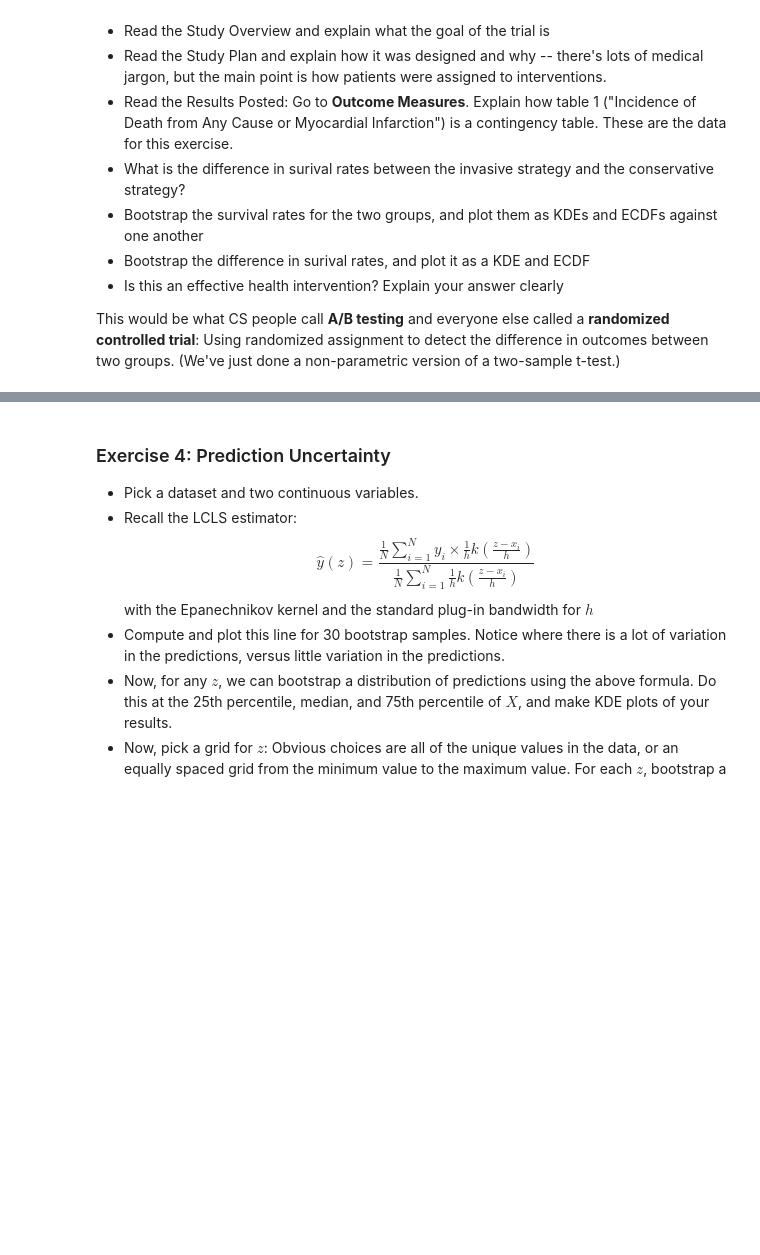
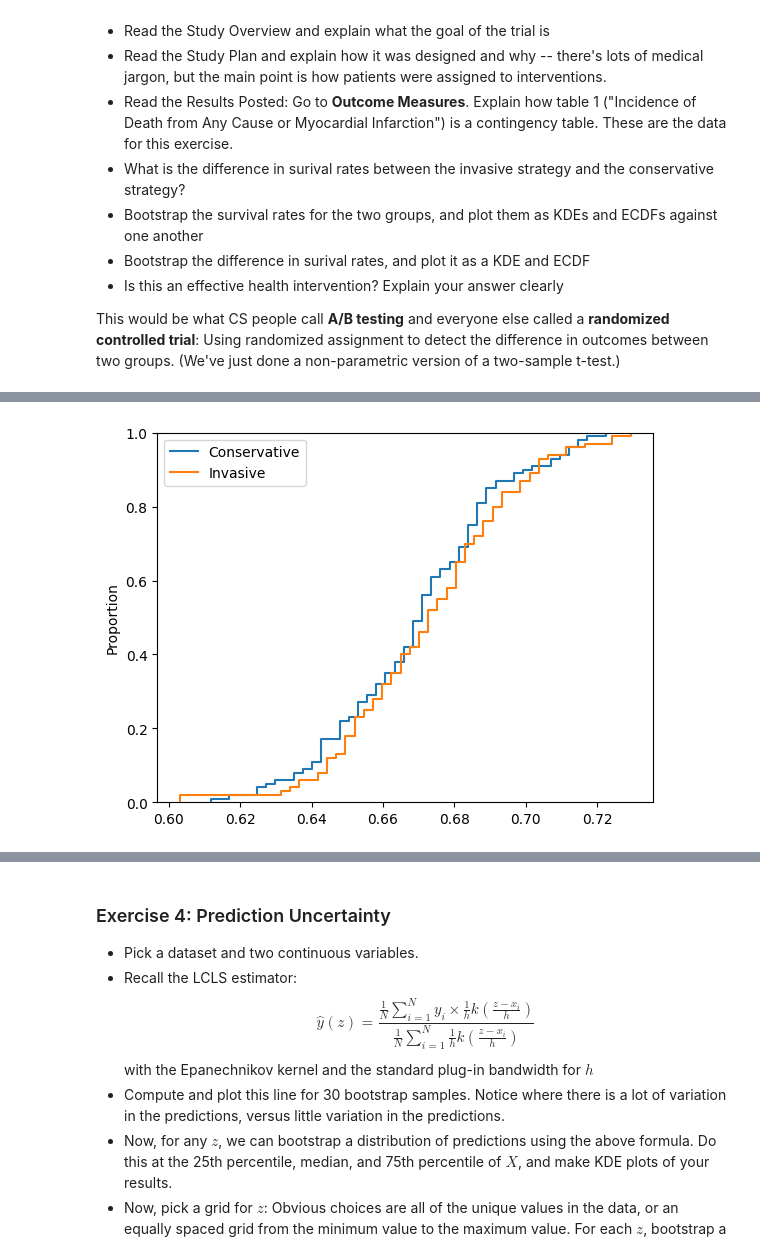
Before and after one commit to gegeorge25/DS5030_public_repo_grace_george, a Jupyter notebook: assignment_4.ipynb, the cells around one changed output, grey strips where cells are left out. Drawn from its saved outputs; the diff is of its cells as text; code cells hidden in the pictures; blank space fills up the shorter version.

```diff
--- a/assignment_4.ipynb
+++ b/assignment_4.ipynb
@@ -181,0 +251,7 @@ This would be what CS people call **A/B testing** and everyone else called a **r
+# %%
+sns.ecdfplot(est_con,label="Conservative")
+sns.ecdfplot(est_inv,label='Invasive')
+plt.legend()
+plt.show()
+# %% [output]
+[figure, added]
```
Also changed, not shown: parts of 17 cells of this notebook.
